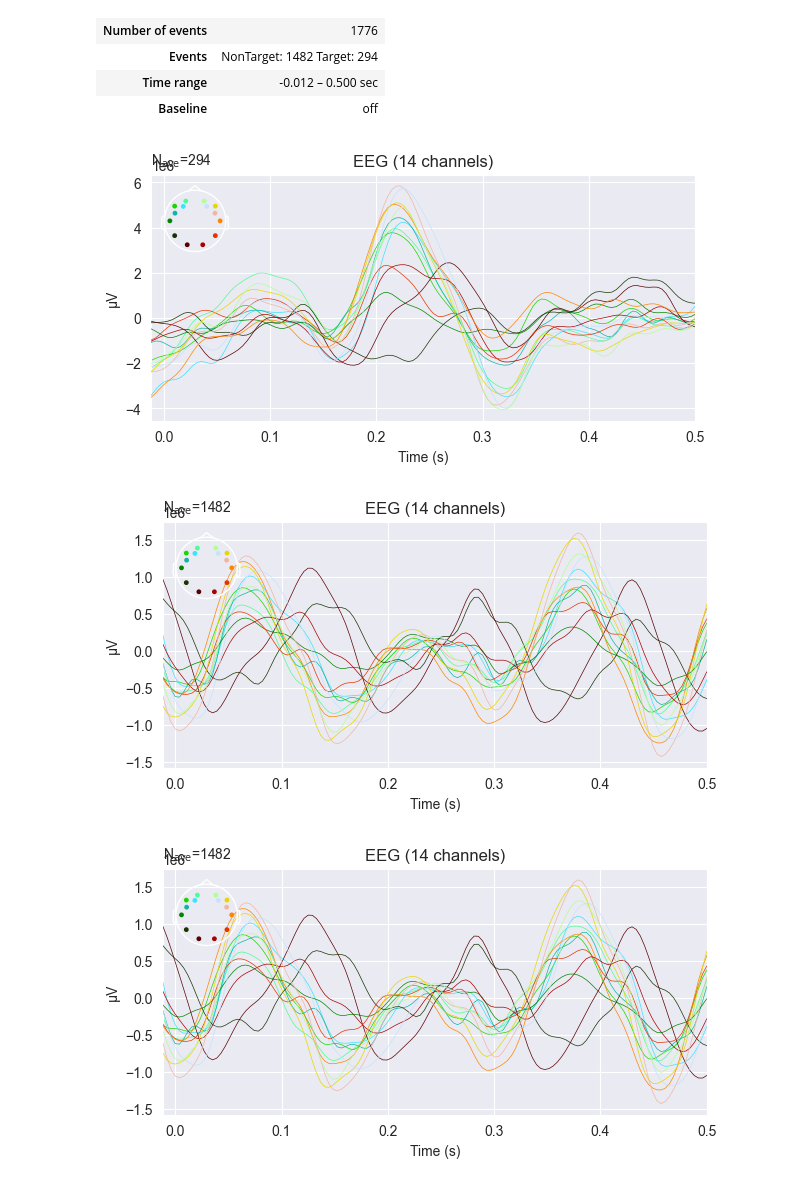
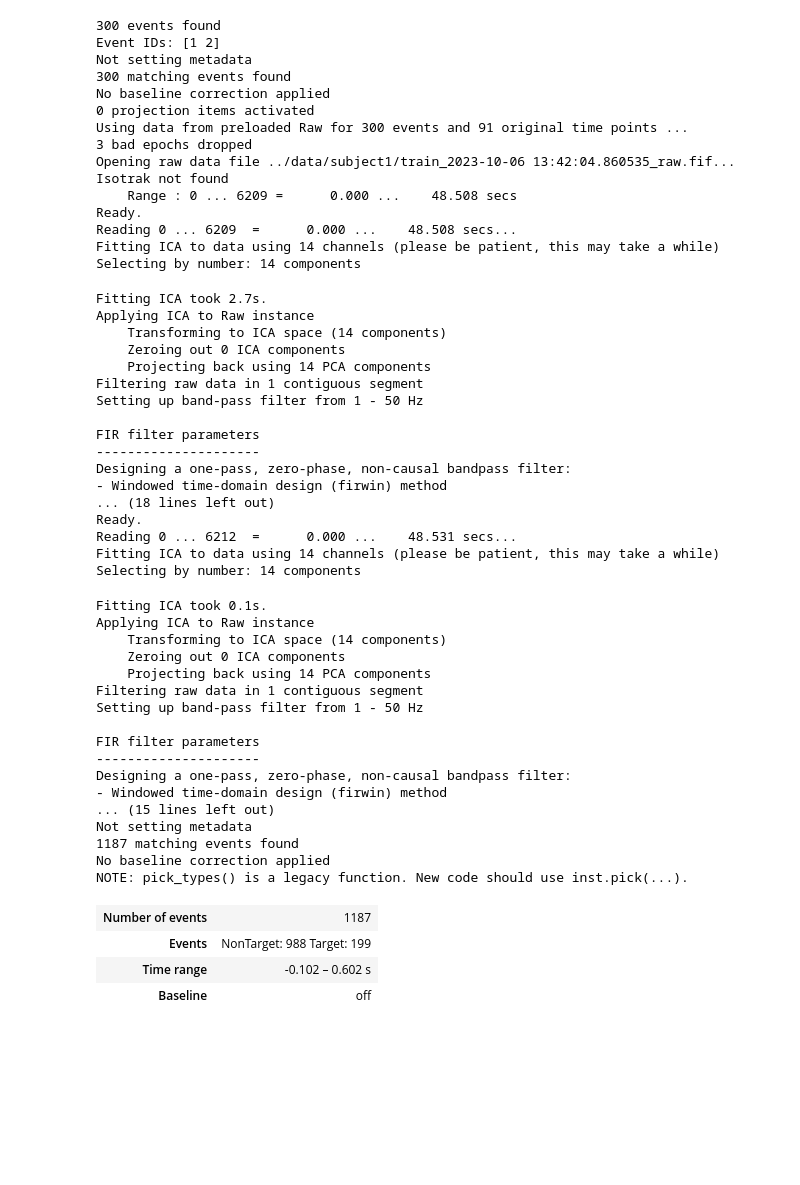
Before and after one commit to vtr0n/p300-speller, a Jupyter notebook: notebooks/p300.ipynb, the cells around one changed output. Drawn from its saved outputs; the diff is of its cells as text; code cells hidden in the pictures; blank space fills up the shorter version.

```diff
--- a/notebooks/p300.ipynb
+++ b/notebooks/p300.ipynb
@@ -24,12 +28,20 @@ files = glob.glob('../data/*/train_*.fif')
 # %%
 from p300.config import EPOCHS_TMIN, EPOCHS_TMAX
+from p300.speller.stimulus import StimulusHelper
+
+ica = ICA(n_components=14, max_iter="auto", random_state=97)
 
 epoch_list = []
 for file in files:
     raw = mne.io.read_raw_fif(file, preload=True)  # type: RawEDF
-    raw.filter(1, 30, method='iir')
+
+    ica.fit(raw)
+    ica.apply(raw)
+
+    raw.filter(1, 50)
 
     events = mne.find_events(raw)
+
     event_id = StimulusHelper.get_train_event_id()
     epoch = mne.Epochs(raw, events, event_id, tmin=EPOCHS_TMIN, tmax=EPOCHS_TMAX, baseline=None, preload=True)
     epoch_list.append(epoch)
@@ -59,12 +78,53 @@ No baseline correction applied
+300 events found
+Event IDs: [1 2]
+Not setting metadata
+300 matching events found
+No baseline correction applied
+0 projection items activated
+Using data from preloaded Raw for 300 events and 91 original time points ...
+3 bad epochs dropped
+Opening raw data file ../data/subject1/train_2023-10-06 13:42:04.860535_raw.fif...
+Isotrak not found
+    Range : 0 ... 6209 =      0.000 ...    48.508 secs
+Ready.
+Reading 0 ... 6209  =      0.000 ...    48.508 secs...
+Fitting ICA to data using 14 channels (please be patient, this may take a while)
+Selecting by number: 14 components
+Fitting ICA took 2.7s.
+Applying ICA to Raw instance
+    Transforming to ICA space (14 components)
+    Zeroing out 0 ICA components
+    Projecting back using 14 PCA components
+Filtering raw data in 1 contiguous segment
+Setting up band-pass filter from 1 - 50 Hz
+
+FIR filter parameters
+---------------------
+Designing a one-pass, zero-phase, non-causal bandpass filter:
+- Windowed time-domain design (firwin) method
+... (18 lines left out)
+Ready.
+Reading 0 ... 6212  =      0.000 ...    48.531 secs...
+Fitting ICA to data using 14 channels (please be patient, this may take a while)
+Selecting by number: 14 components
+Fitting ICA took 0.1s.
+Applying ICA to Raw instance
+    Transforming to ICA space (14 components)
+    Zeroing out 0 ICA components
+    Projecting back using 14 PCA components
+Filtering raw data in 1 contiguous segment
+Setting up band-pass filter from 1 - 50 Hz
+
+FIR filter parameters
+---------------------
+Designing a one-pass, zero-phase, non-causal bandpass filter:
+- Windowed time-domain design (firwin) method
+... (15 lines left out)
+Not setting metadata
+1187 matching events found
+No baseline correction applied
+NOTE: pick_types() is a legacy function. New code should use inst.pick(...).
-| Number of events | 1776 |
-| Events | NonTarget: 1482 Target: 294 |
-| Time range | -0.012 – 0.500 sec |
+| Number of events | 1187 |
+| Events | NonTarget: 988 Target: 199 |
+| Time range | -0.102 – 0.602 s |
 | Baseline | off |
-# %%
-epochs['Target'].average().plot()
-epochs['NonTarget'].average().plot()
-#
-# %% [output]
-[figure, removed]
-[figure, removed]
-[figure, removed]
```
Also changed, not shown: parts of 12 cells of this notebook, 29 other files.
